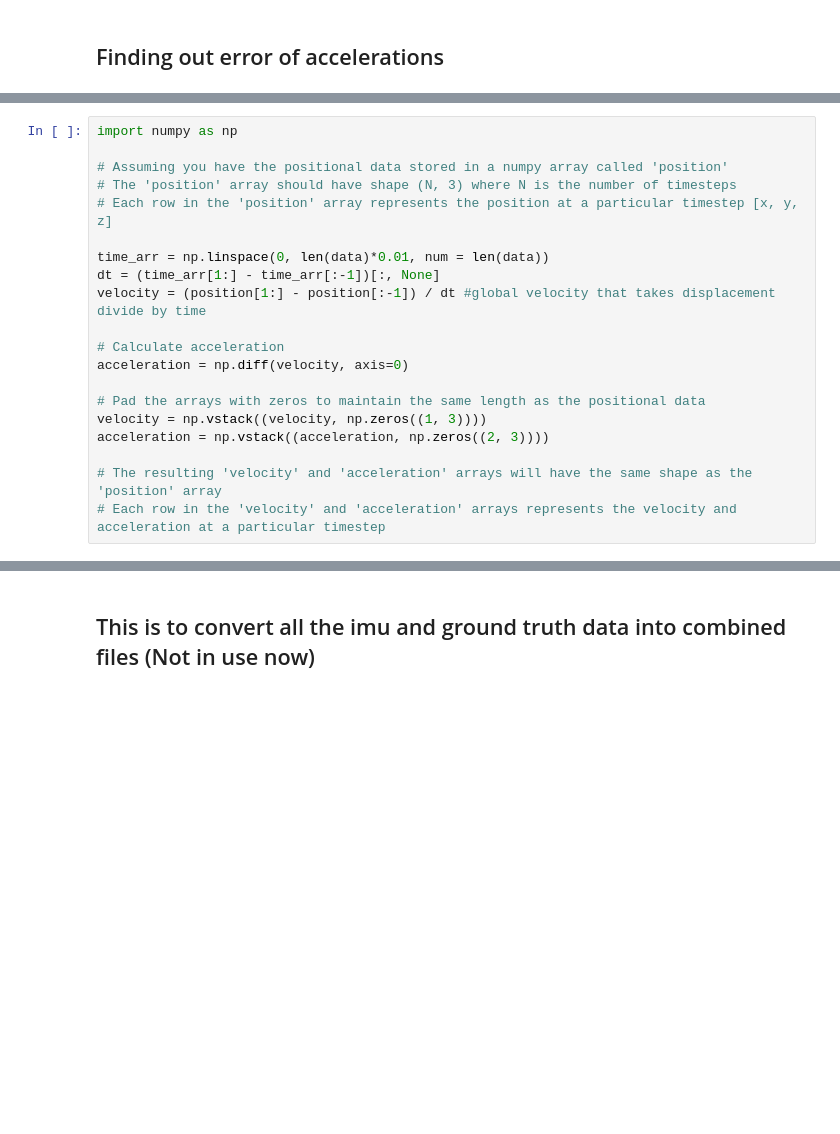
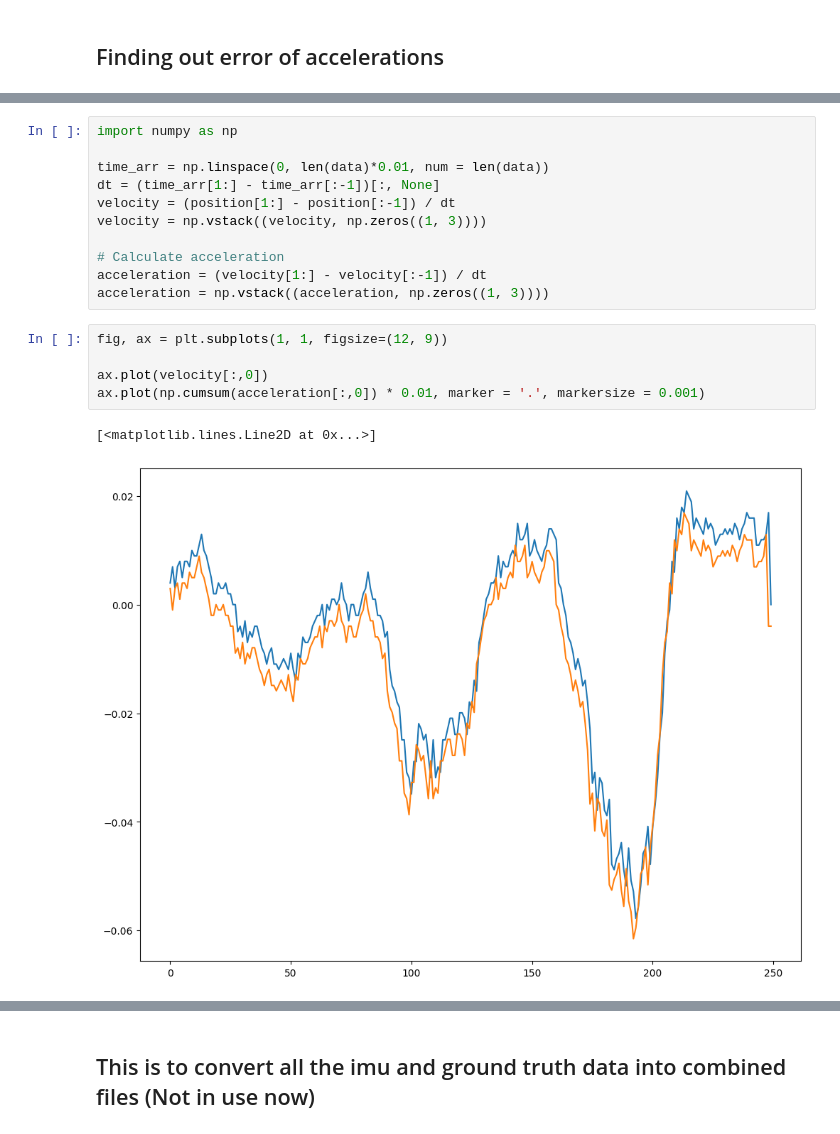
Before and after one commit to AndrewCheam/IMU_localisation, a Jupyter notebook: Oxiod/source/Ox_DataViewer.ipynb, the cells around one changed output, grey strips where cells are left out. Drawn from its saved outputs; the diff is of its cells as text; blank space fills up the shorter version.

```diff
--- a/Oxiod/source/Ox_DataViewer.ipynb
+++ b/Oxiod/source/Ox_DataViewer.ipynb
@@ -88,21 +120,20 @@ pred_acceleration = data[['user_acc_x(G)', 'user_acc_y(G)', 'user_acc_z(G)']].va
 # %%
 import numpy as np
 
-# Assuming you have the positional data stored in a numpy array called 'position'
-# The 'position' array should have shape (N, 3) where N is the number of timesteps
-# Each row in the 'position' array represents the position at a particular timestep [x, y, z]
-
 time_arr = np.linspace(0, len(data)*0.01, num = len(data))
 dt = (time_arr[1:] - time_arr[:-1])[:, None]
-velocity = (position[1:] - position[:-1]) / dt #global velocity that takes displacement divide by time
+velocity = (position[1:] - position[:-1]) / dt
+velocity = np.vstack((velocity, np.zeros((1, 3))))
 
 # Calculate acceleration
-acceleration = np.diff(velocity, axis=0)
-
-# Pad the arrays with zeros to maintain the same length as the positional data
-velocity = np.vstack((velocity, np.zeros((1, 3))))
-acceleration = np.vstack((acceleration, np.zeros((2, 3))))
-
-# The resulting 'velocity' and 'acceleration' arrays will have the same shape as the 'position' array
-# Each row in the 'velocity' and 'acceleration' arrays represents the velocity and acceleration at a particular timestep
+acceleration = (velocity[1:] - velocity[:-1]) / dt
+acceleration = np.vstack((acceleration, np.zeros((1, 3))))
+# %%
+fig, ax = plt.subplots(1, 1, figsize=(12, 9))
+
+ax.plot(velocity[:,0])
+ax.plot(np.cumsum(acceleration[:,0]) * 0.01, marker = '.', markersize = 0.001)
+# %% [output]
+[<matplotlib.lines.Line2D at 0x...>]
+[figure, added]
 # %%
```
Also changed, not shown: parts of 6 cells of this notebook, 2 other files.
